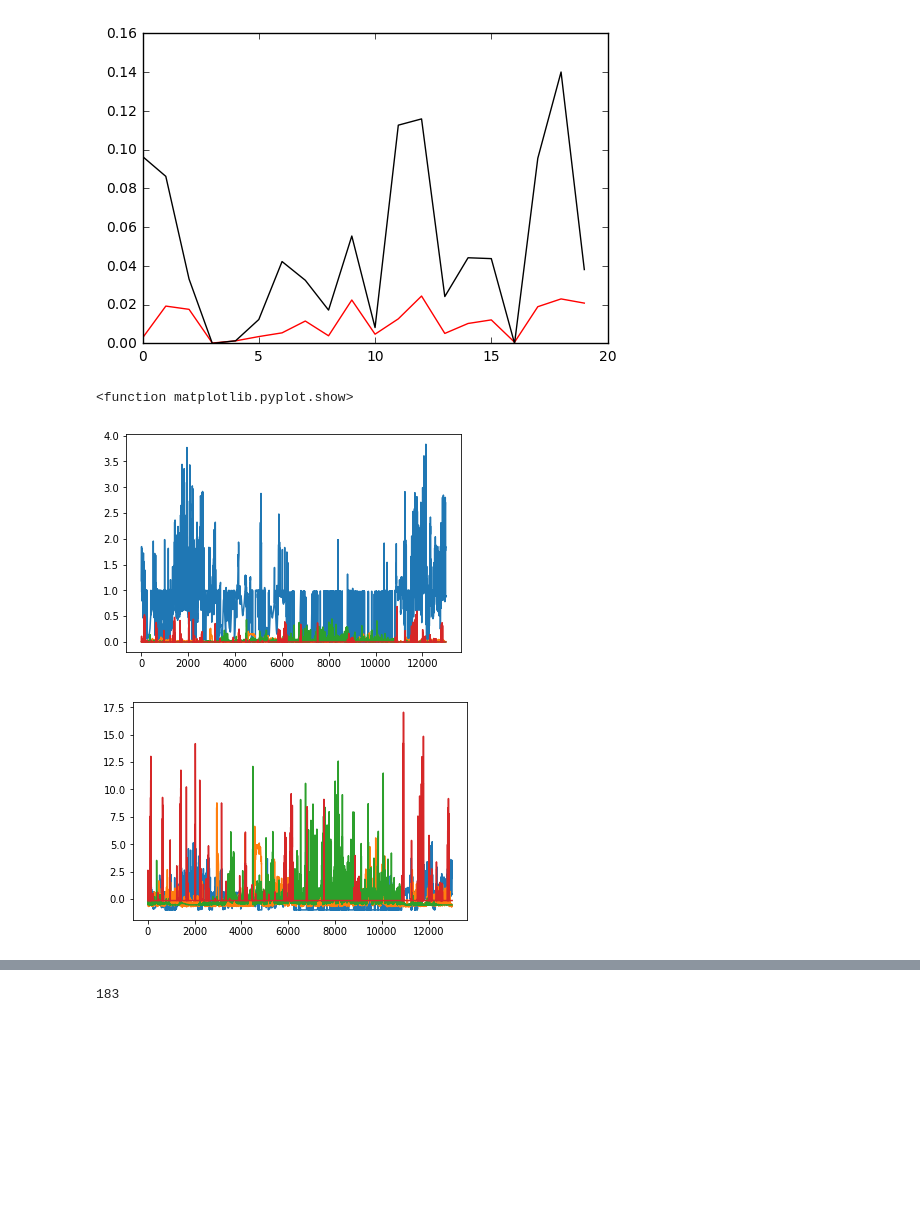
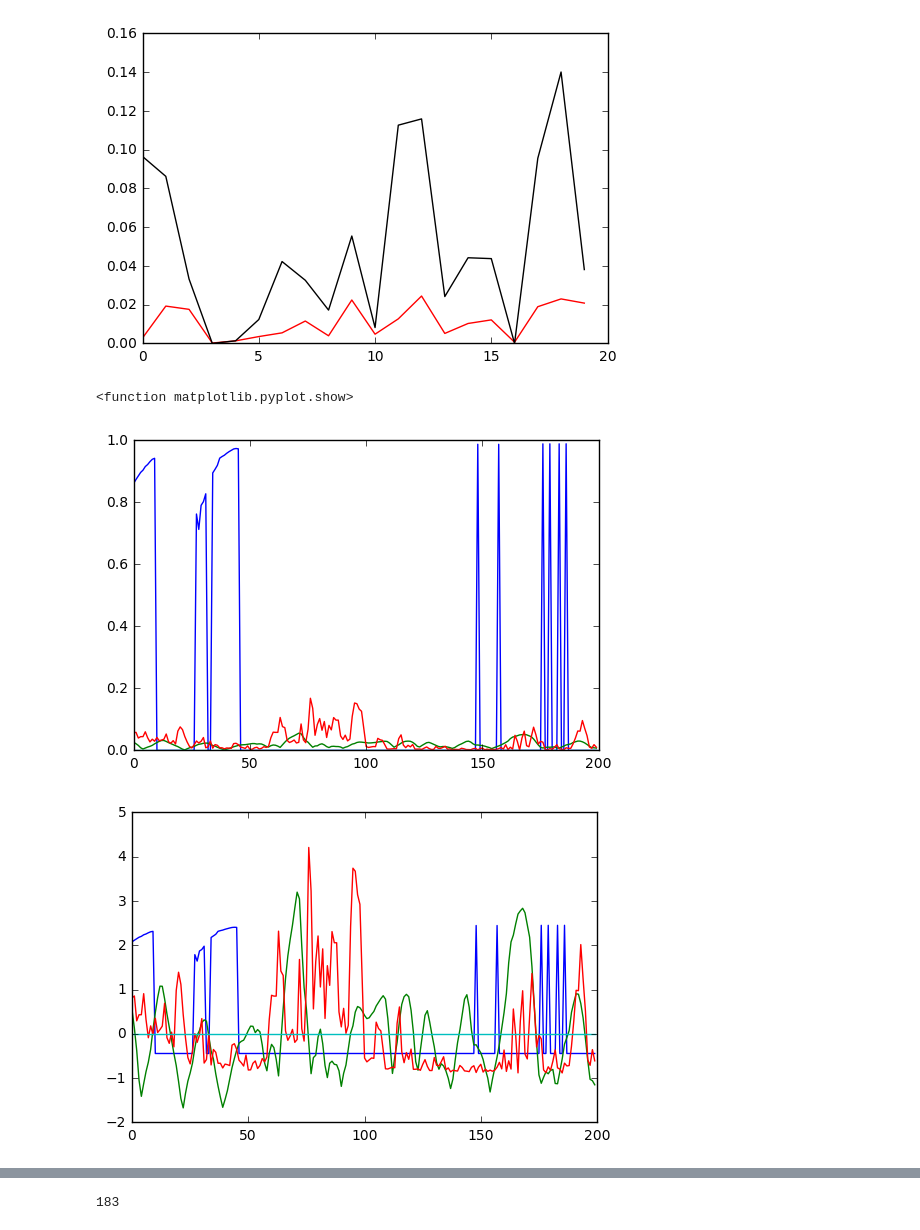
Before and after one commit to MoonBlvd/Sticky-HDP-HMM, a Jupyter notebook: test_DP.ipynb, the cells around one changed output, grey strips where cells are left out. Cells and saved outputs as stored; diff of their text form; code cells hidden in the pictures; blank space fills up the shorter version.

```diff
--- a/test_DP.ipynb
+++ b/test_DP.ipynb
@@ -294,22 +290,25 @@ class DirichletProcess():
 # %%
 %matplotlib inline
 data_path = "four_scores.csv"
 # data_path = "Brightness_features.csv"
 # data_path = "obs_data_16d.csv"
+# data_path = "ego_data_20d.csv"
 data = read_data(data_path)
-data = data[2000:15000,:]#data[15500:16500,0:1]
+data = data[8300:8500,:]#data[15500:16500,0:1]
 n,d = data.shape
 plt.figure(1)
 plt.plot(range(data.shape[0]),data)
 plt.show
-
 # normalize
 for i in range(d):
-    data[:,i] = (data[:,i]-np.mean(data[:,i]))/np.std(data[:,i])
+    if np.std(data[:,i]) != 0:
+        data[:,i] = (data[:,i]-np.mean(data[:,i]))/np.std(data[:,i])
+    else:
+        data[:,i]
 plt.figure(2)
 plt.plot(range(data.shape[0]),data)
 plt.show
 # %% [output]
 <function matplotlib.pyplot.show>
-[figure, old version]
+[figure, new version]
-[figure, old version]
+[figure, new version]
```
Also changed, not shown: parts of 5 cells of this notebook, 2 other files.
